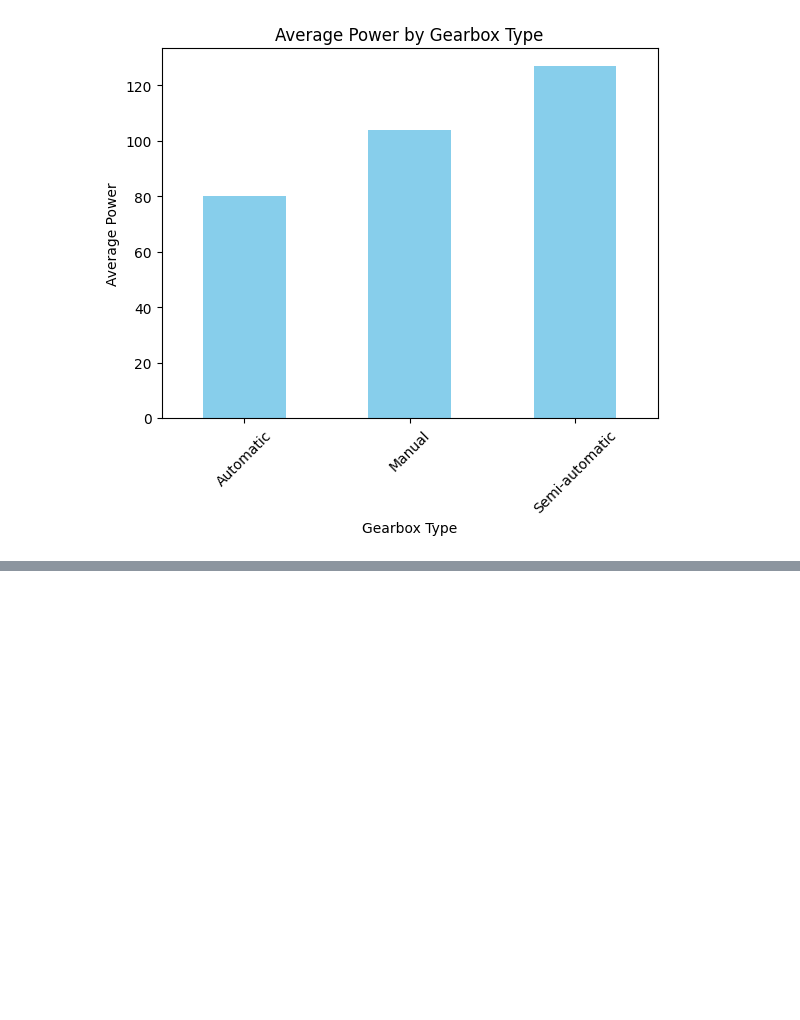
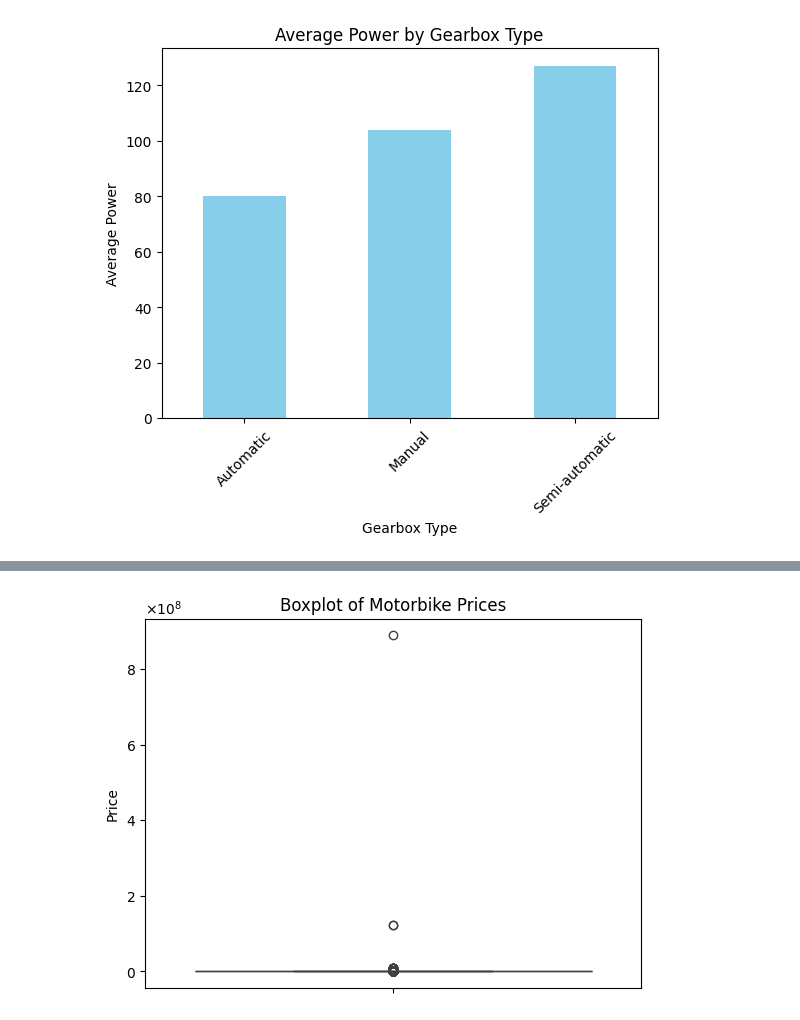
Before and after one commit to dilasha-ghimire/Motorbike-Price-Prediction, a Jupyter notebook: notebook.ipynb, the cells around one changed output, grey strips where cells are left out. Saved outputs shown, nothing was run; the diff lists cells and outputs as text; code cells hidden in the pictures; blank space fills up the shorter version.

```diff
--- a/notebook.ipynb
+++ b/notebook.ipynb
@@ -148,0 +171,9 @@ plt.show()
+# %%
+sns.boxplot(y = 'price', data = df) # Boxplot with seaborn
+plt.ylabel('Price')
+plt.title('Boxplot of Motorbike Prices')
+plt.ticklabel_format(axis='y', style='sci', scilimits=(8,8), useMathText=True)
+# Use scientific notation for y-axis
+plt.show()
+# %% [output]
+[figure, added]
```
Also changed, not shown: parts of 16 cells of this notebook.
